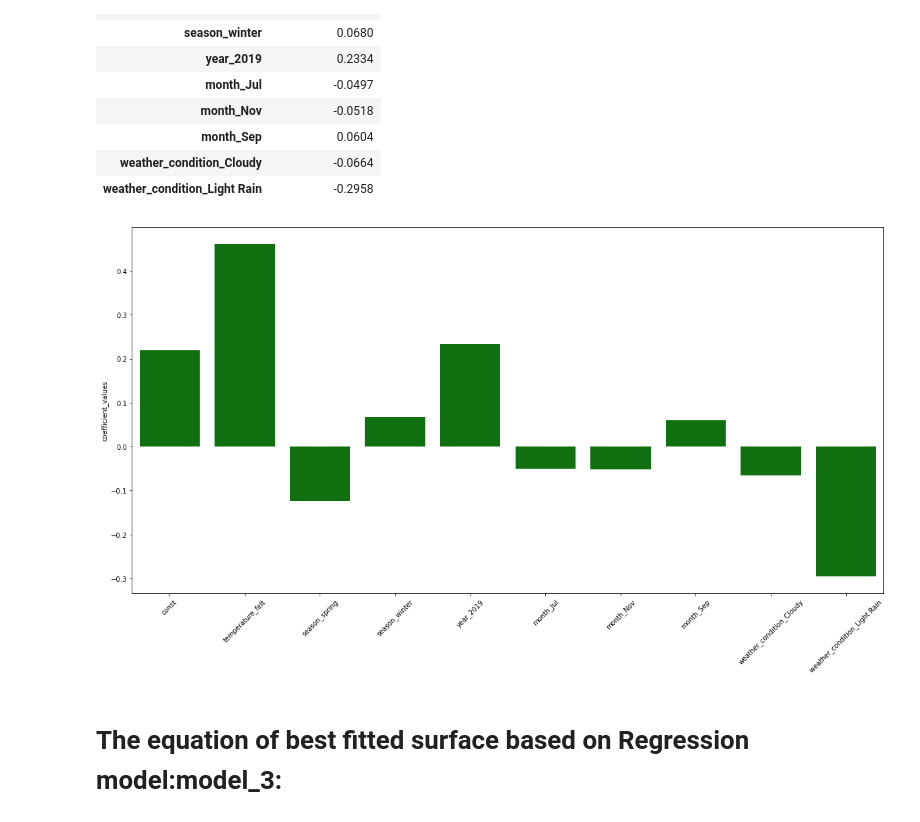
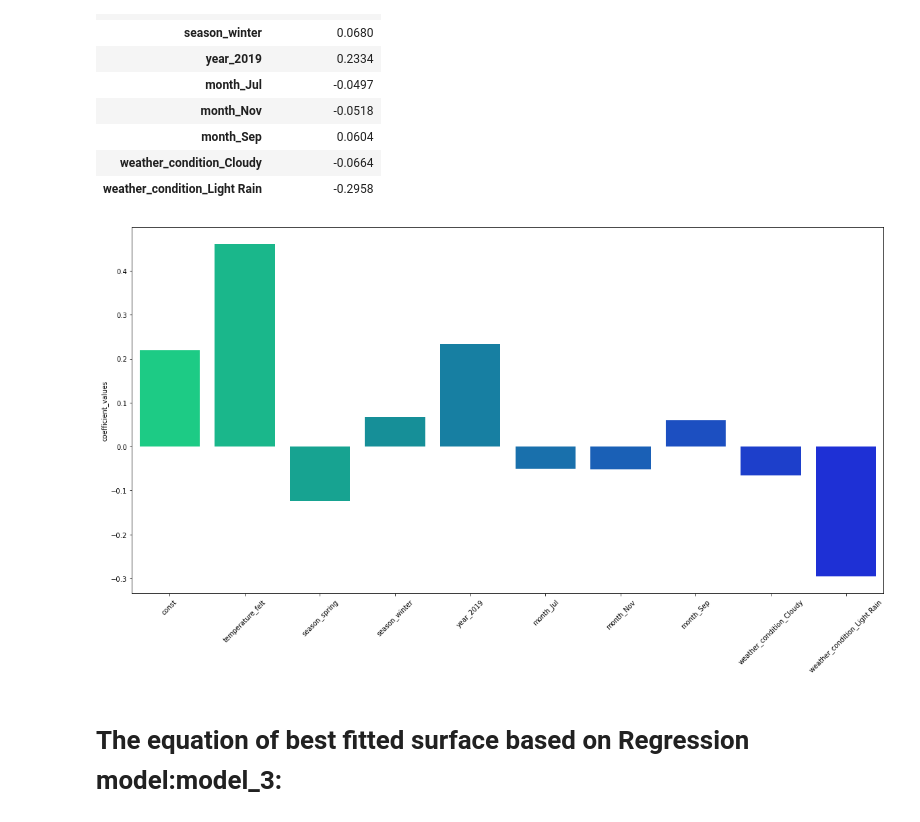
Before and after one commit to CharlieThomasCTG/Bike_sharing_regression, a Jupyter notebook: bike-sharing-multiple-linear-regression.ipynb, the cells around one changed output. Drawn from its saved outputs; the diff is of its cells as text; code cells hidden in the pictures.

```diff
--- a/bike-sharing-multiple-linear-regression.ipynb
+++ b/bike-sharing-multiple-linear-regression.ipynb
@@ -920,12 +920,11 @@ model_3_coeff
 | weather_condition_Light Rain | -0.2958 |
 # %%
 plt.figure(figsize = (20,10))
-#coeff = pd.DataFrame(lr3.coef_, index = X_train_lm3.columns, columns = ['Coefficient'])
-sns.barplot(x = model_3_coeff.index, y = 'coefficient_values', data =model_3_coeff , color = 'green')
+sns.barplot(x = model_3_coeff.index, y = 'coefficient_values', data =model_3_coeff ,palette="winter_r")
 plt.xticks(rotation=45)
 plt.show()
 # %% [output]
-[figure, old version]
+[figure, new version]
 # %% [markdown]
 # The equation of best fitted surface based on Regression model:model_3:
 # %% [markdown]
```
Also changed, not shown: parts of 47 cells of this notebook.
